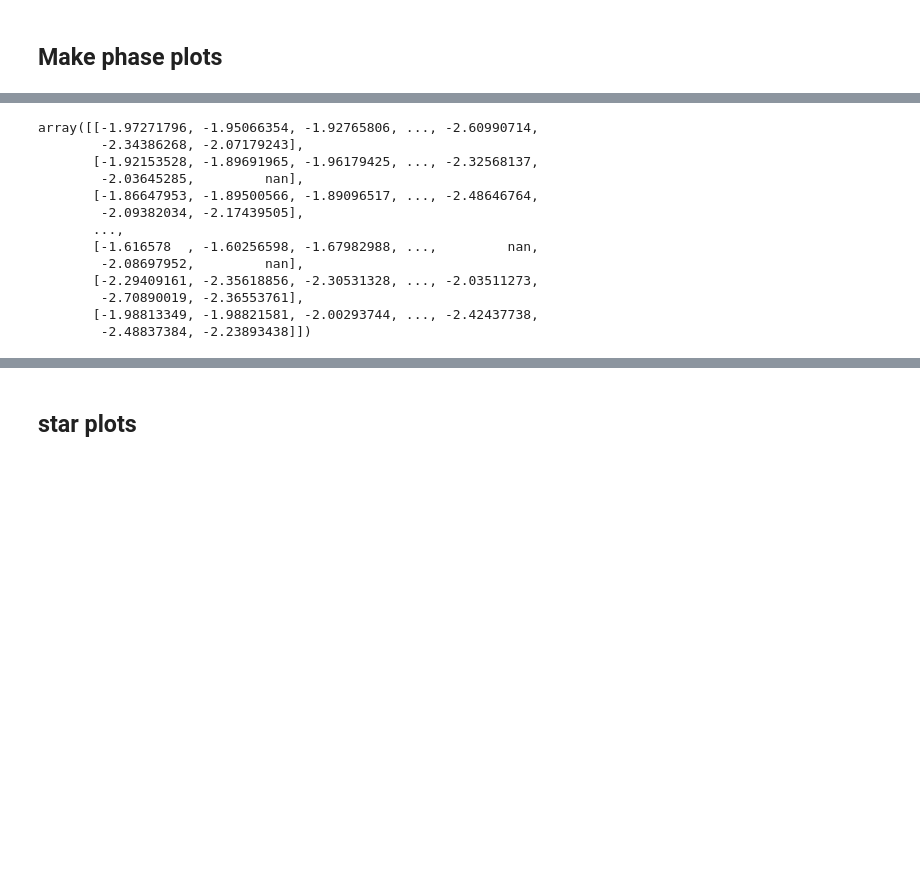
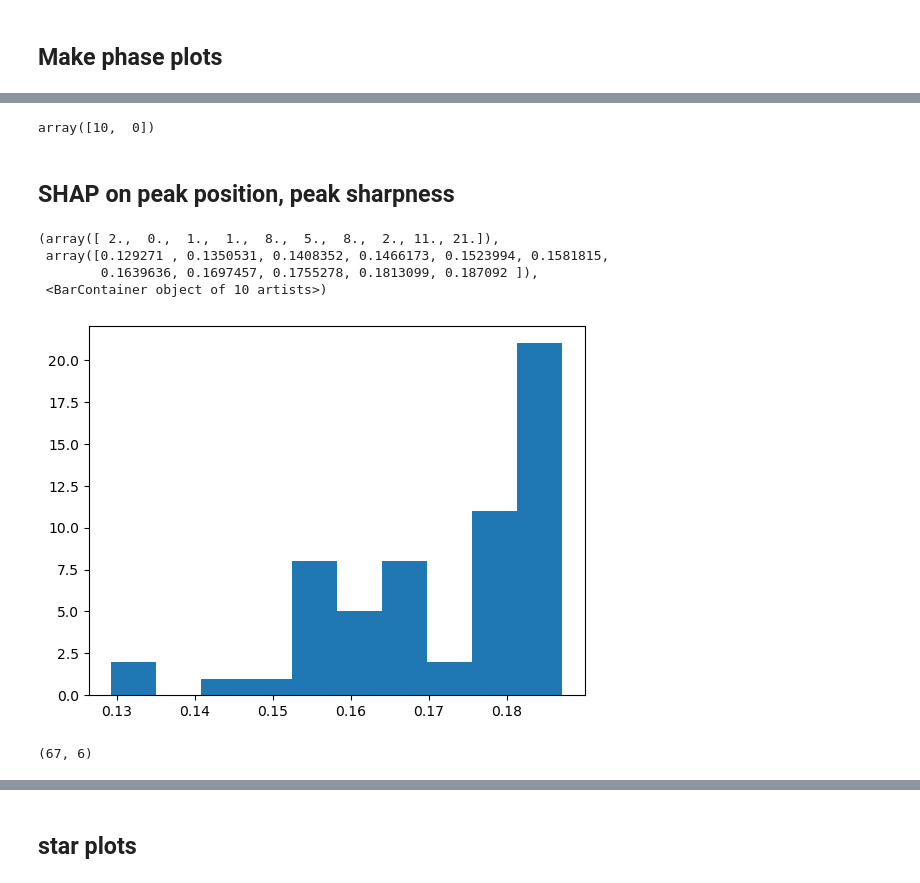
Before and after one commit to pozzo-research-group/silica-np-synthesis, a Jupyter notebook: APS_data_analysis/APSBatch_mesoporousPhasemaps.ipynb, the cells around one changed output, grey strips where cells are left out. Saved outputs shown, nothing was run; the diff lists cells and outputs as text; code cells hidden in the pictures; blank space fills up the shorter version.

```diff
--- a/APS_data_analysis/APSBatch_mesoporousPhasemaps.ipynb
+++ b/APS_data_analysis/APSBatch_mesoporousPhasemaps.ipynb
@@ -278,5 +464,5 @@ phase_table
 # %%
-def get_phase_color(phase):
+def get_phase_color_manual(phase):
 
     if 'No ID - 2 peaks' in phase:
         return 'blue'
@@ -288,3 +474,4 @@ def get_phase_color(phase):
         return 'green'
     if phase == 'Hex':
         return 'red'
+    print('no phase found, phase name', phase)
@@ -402,0 +597,45 @@ plt.savefig(f'Phaseplot_USAXS_meso_{names[x_ind].split('_')[0]}_{names[y_ind].sp
+# %%
+bounds_2[0]
+# %% [output]
+array([10,  0])
+# %% [markdown]
+## SHAP on peak position, peak sharpness
+# %%
+teos_vf = []
+ammonia_vf = []
+ethanol_vf = []
+ctab_mass = []
+f127_mass = []
+water_vf = []
+
+peak_pos_cutoff = 0.2
+peak_score_cutoff = 10
+
+peak_positions = []
+peak_score = []
+for uid, sample in sobolbatch_samples.items():
+    teos_vf.append(sample['composition']['teos_vf'])
+    ammonia_vf.append(sample['composition']['ammonia_vf'])
+    ethanol_vf.append(sample['composition']['ethanol_vf'])
+    ctab_mass.append(sample['composition']['ctab_mass'])
+    f127_mass.append(sample['composition']['F127_mass'])
+    water_vf.append(sample['composition']['water_vf'])
+    peak_pos = sample['peak_position']
+    if peak_pos < peak_pos_cutoff:
+        peak_positions.append(peak_pos)
+    else:
+        peak_positions.append(np.nan)
+
+    peak_score_val = sample['peak_score']
+    if peak_score_val < peak_score_cutoff:
+        peak_score.append(sample['peak_score'])
+    else:
+        peak_score.append(np.nan)
+# %%
+plt.hist(peak_positions)
+# %% [output]
+(array([ 2.,  0.,  1.,  1.,  8.,  5.,  8.,  2., 11., 21.]),
+ array([0.129271 , 0.1350531, 0.1408352, 0.1466173, 0.1523994, 0.1581815,
+        0.1639636, 0.1697457, 0.1755278, 0.1813099, 0.187092 ]),
+ <BarContainer object of 10 artists>)
+[figure, added]
@@ -402,0 +644,4 @@ plt.savefig(f'Phaseplot_USAXS_meso_{names[x_ind].split('_')[0]}_{names[y_ind].sp
+# %%
+x.shape
+# %% [output]
+(67, 6)
@@ -403,16 +656,2 @@ plt.savefig(f'Phaseplot_USAXS_meso_{names[x_ind].split('_')[0]}_{names[y_ind].sp
 # %%
-s
+rand_state = 12
-# %% [output]
-array([[-1.97271796, -1.95066354, -1.92765806, ..., -2.60990714,
-        -2.34386268, -2.07179243],
-       [-1.92153528, -1.89691965, -1.96179425, ..., -2.32568137,
-        -2.03645285,         nan],
-       [-1.86647953, -1.89500566, -1.89096517, ..., -2.48646764,
-        -2.09382034, -2.17439505],
-       ...,
-       [-1.616578  , -1.60256598, -1.67982988, ...,         nan,
-        -2.08697952,         nan],
-       [-2.29409161, -2.35618856, -2.30531328, ..., -2.03511273,
-        -2.70890019, -2.36553761],
-       [-1.98813349, -1.98821581, -2.00293744, ..., -2.42437738,
-        -2.48837384, -2.23893438]])
```
Also changed, not shown: parts of 37 cells of this notebook, 3 other files.
